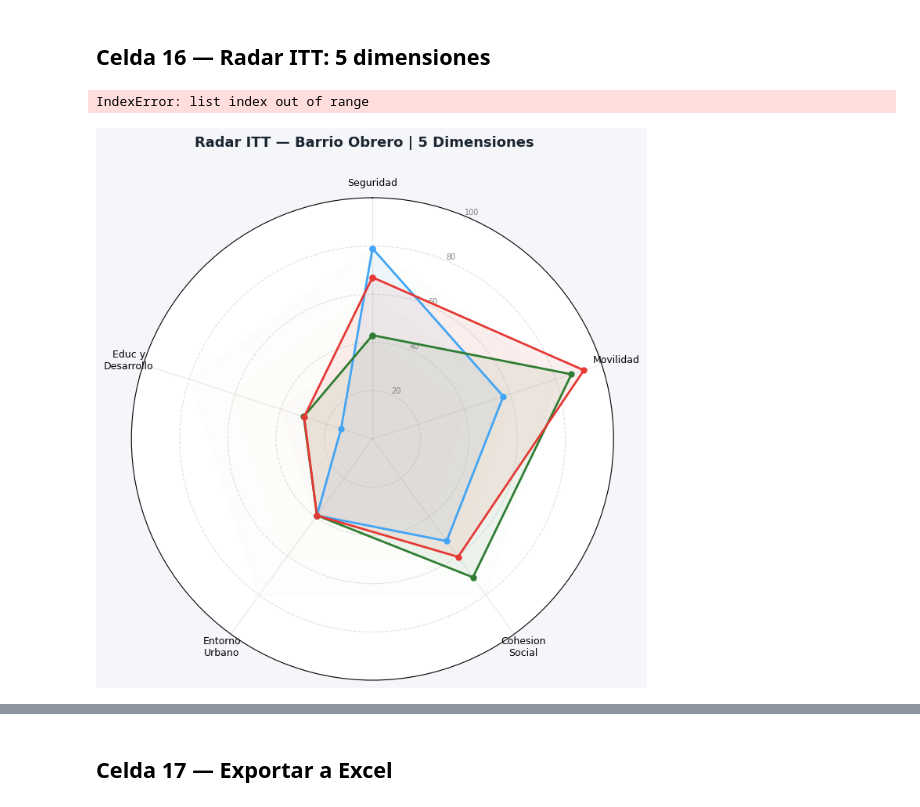
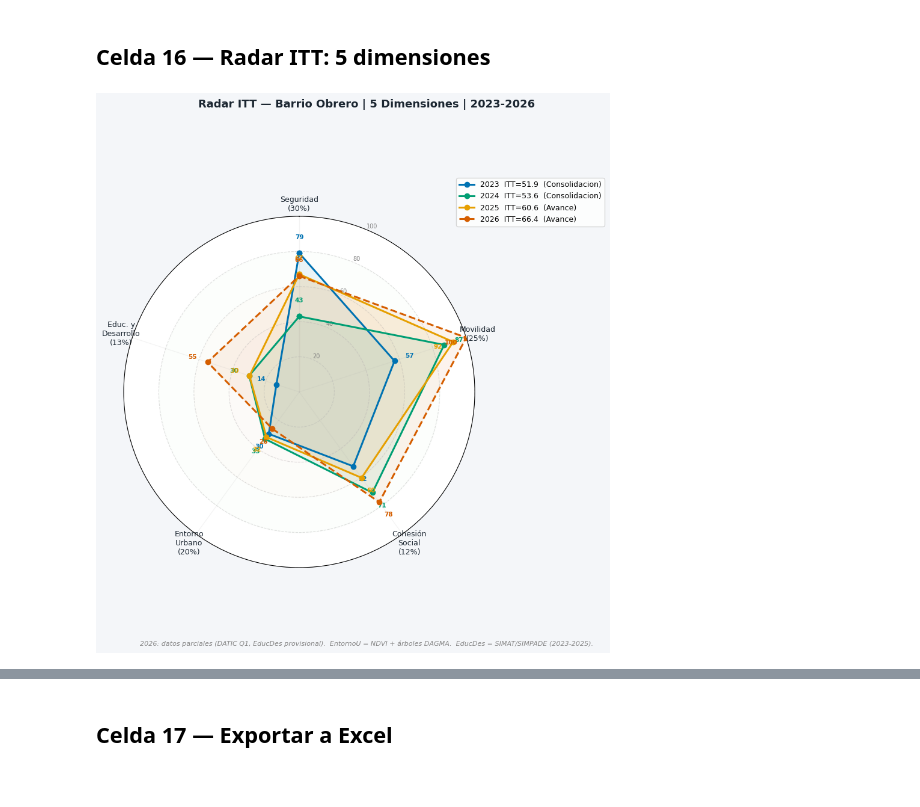
Before and after one commit to Pabandres85/Itt_repos_cali, a Jupyter notebook: notebooks/03_itt_barrio_obrero.ipynb, the cells around one changed output, grey strips where cells are left out. Saved outputs shown, nothing was run; the diff lists cells and outputs as text; code cells hidden in the pictures.

Commit message:
update notebok 5 dimen

```diff
--- a/notebooks/03_itt_barrio_obrero.ipynb
+++ b/notebooks/03_itt_barrio_obrero.ipynb
@@ -2255,30 +2255,67 @@ plt.show()
 # %% [markdown]
 ## Celda 16 — Radar ITT: 5 dimensiones
 # %%
-DIMS_LBL = ['Seguridad','Movilidad','Cohesion\nSocial','Entorno\nUrbano','Educ y\nDesarrollo']
-N_DIMS = 5
-angles = [i/N_DIMS*2*np.pi for i in range(N_DIMS)] + [0]
-COLORES_R = ['#42A5F5','#2E7D32','#E53935']
+# ── Celda 16 — Radar ITT actualizado: 5 dimensiones | 2023-2026 ──────────────
+DIMS_LBL = [
+    'Seguridad\n(30%)', 'Movilidad\n(25%)', 'Cohesión\nSocial\n(12%)',
+    'Entorno\nUrbano\n(20%)', 'Educ. y\nDesarrollo\n(13%)'
+]
+DIMS_COL = ['score_seguridad','score_movilidad','score_cohesion',
+            'score_entorno_u','score_educ_des']
+N_DIMS = len(DIMS_LBL)
+angles = [i / N_DIMS * 2 * np.pi for i in range(N_DIMS)]
+angles += angles[:1]   # cerrar polígono
 
-fig, ax = plt.subplots(figsize=(8,8), subplot_kw=dict(polar=True), facecolor=BG)
-fig.suptitle('Radar ITT — Barrio Obrero | 5 Dimensiones', fontsize=13, fontweight='bold', color='#1B2631')
-ax.set_theta_offset(np.pi/2); ax.set_theta_direction(-1)
-ax.set_xticks(angles[:-1]); ax.set_xticklabels(DIMS_LBL, fontsize=9)
-ax.set_ylim(0,100); ax.set_yticks([20,40,60,80,100])
-ax.set_yticklabels(['20','40','60','80','100'], fontsize=7, color='gray')
+# Okabe-Ito: 4 colores para 4 años
+COLORES_R = {2023: OKI_AZUL, 2024: OKI_VERDE, 2025: OKI_NARANJA, 2026: OKI_BERMELL}
+
+fig, ax = plt.subplots(figsize=(9, 9), subplot_kw=dict(polar=True), facecolor=BG)
+ax.set_facecolor('white')
+fig.suptitle('Radar ITT — Barrio Obrero | 5 Dimensiones | 2023-2026',
+             fontsize=13, fontweight='bold', color='#1B2631')
+
+ax.set_theta_offset(np.pi / 2)
+ax.set_theta_direction(-1)
+ax.set_xticks(angles[:-1])
+ax.set_xticklabels(DIMS_LBL, fontsize=9, color='#1B2631')
+ax.set_ylim(0, 100)
+ax.set_yticks([20, 40, 60, 80, 100])
+ax.set_yticklabels(['20', '40', '60', '80', '100'], fontsize=7, color='gray')
 ax.yaxis.grid(True, linestyle='--', alpha=0.4)
-for y,c in [(40,'#FFCDD2'),(60,'#FFE0B2'),(80,'#C8E6C9')]: ax.fill_between(angles,0,y, alpha=0.04, color=c)
+ax.xaxis.grid(True, linestyle='-', alpha=0.15)
 
-for idx, año in enumerate(ANIOS):
-    row = base[base['año']==año].iloc[0]
-    vals = [row['score_seguridad'],row['score_movilidad'],row['score_cohesion'],row['score_entorno_u'],row['score_educ_des']]
+# Bandas de nivel (fondo)
+for y, c in [(40,'#FFCDD2'), (60,'#FFE0B2'), (80,'#C8E6C9')]:
+    ax.fill_between(np.linspace(0, 2*np.pi, 200), 0, y, alpha=0.04, color=c)
+
+for año in ANIOS:
+    row   = base[base['año'] == año].iloc[0]
+    vals  = [row[c] for c in DIMS_COL]
     vals_c = vals + [vals[0]]
-    ax.plot(angles, vals_c, 'o-', color=COLORES_R[idx], linewidth=2, markersize=5, label=str(año))
-    ax.fill(angles, vals_c, alpha=0.08, color=COLORES_R[idx])
-ax.legend(loc='upper right', bbox_to_anchor=(1.3,1.1), fontsize=9)
+    color = COLORES_R[año]
+    ls    = '--' if año == 2026 else '-'   # 2026 punteado = datos parciales
+
+    ax.plot(angles, vals_c, linestyle=ls, marker='o', color=color,
+            linewidth=2.2, markersize=6, zorder=3,
+            label=f'{año}  ITT={row["ITT"]:.1f}  ({row["nivel"]})')
+    ax.fill(angles, vals_c, alpha=0.07, color=color)
+
+    # Valor en cada vértice
+    for ang, val in zip(angles[:-1], vals):
+        offset = 9 if val < 90 else -9
+        ax.text(ang, val + offset, f'{val:.0f}',
+                ha='center', va='center', fontsize=7.5,
+                color=color, fontweight='bold')
+
+ax.legend(loc='upper right', bbox_to_anchor=(1.38, 1.12), fontsize=9, frameon=True)
+
+fig.text(0.5, -0.03,
+    '2026: datos parciales (DATIC Q1, EducDes provisional).  '
+    'EntornoU = NDVI + árboles DAGMA.  EducDes = SIMAT/SIMPADE (2023-2025).',
+    ha='center', fontsize=8, color='#888888', style='italic')
+
 plt.tight_layout()
 plt.savefig('itt_obrero_radar.png', dpi=150, bbox_inches='tight', facecolor=BG)
 plt.show()
 # %% [output]
-IndexError: list index out of range
-[figure, old version]
+[figure, new version]
```
Also changed, not shown: parts of 4 cells of this notebook, 1 other file.
